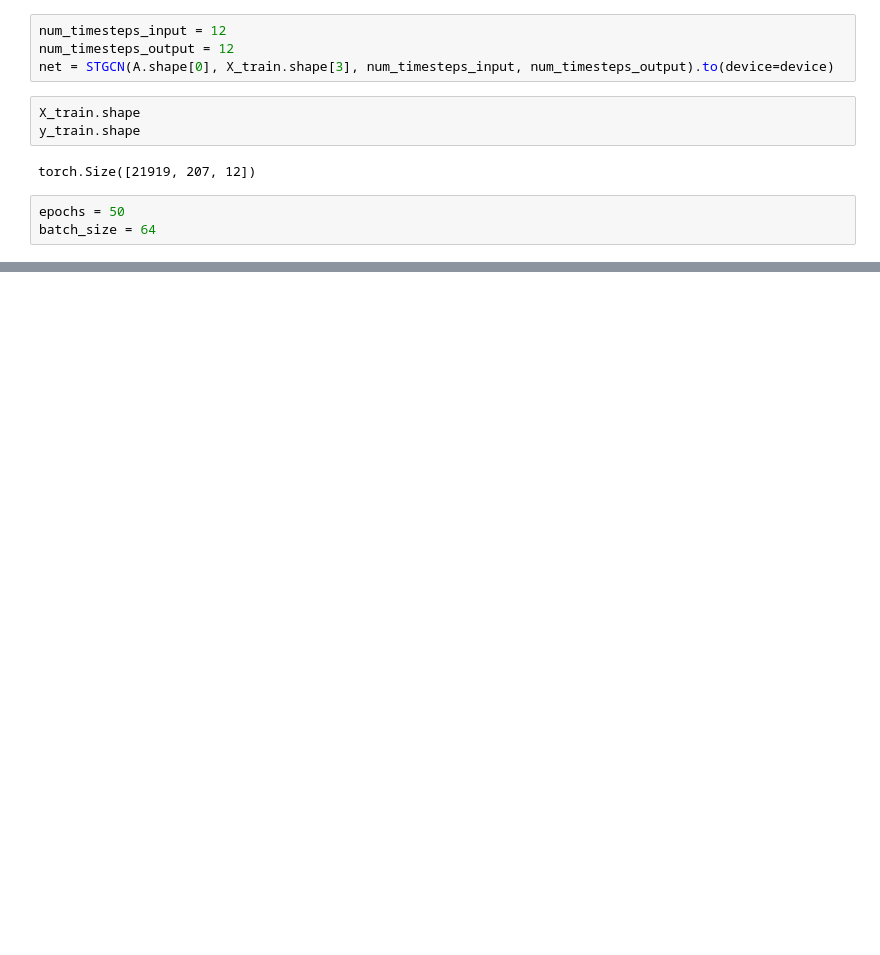
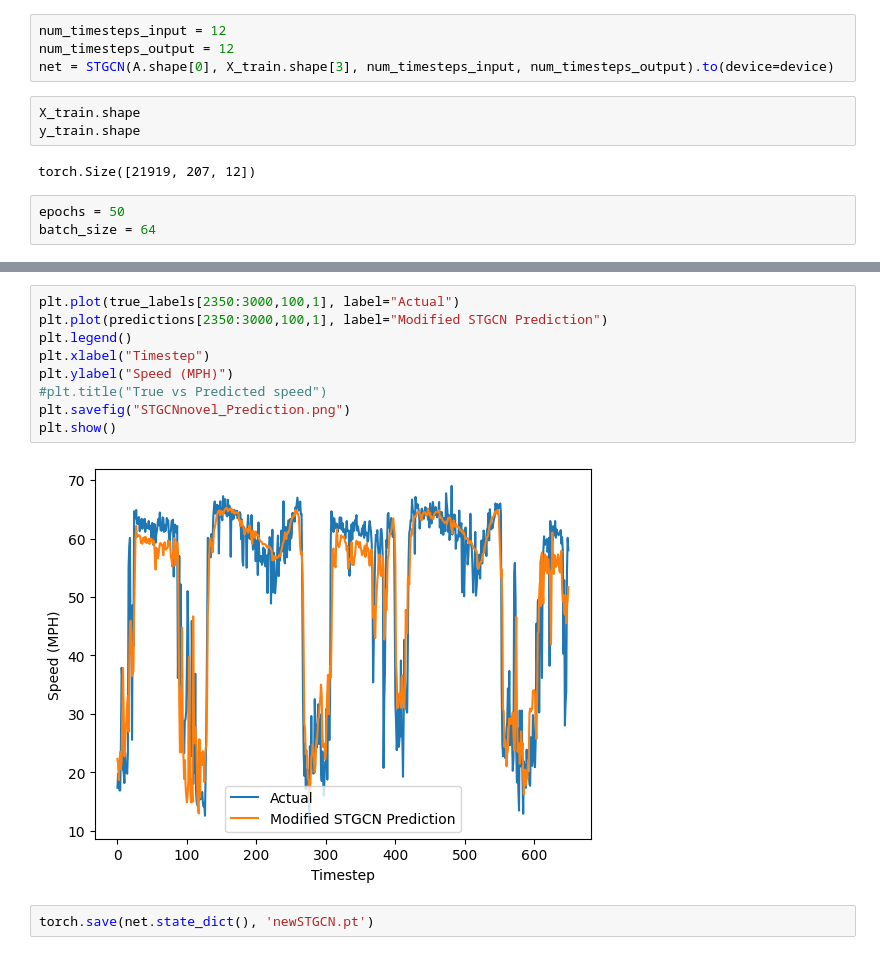
Before and after one commit to kedarghule/Spatio-Temporal-Network-Forecasting, a Jupyter notebook: stgcn/stgcn_batchnorm_tempConv.ipynb, the cells around one changed output, grey strips where cells are left out. Drawn from its saved outputs; the diff is of its cells as text; blank space fills up the shorter version.

```diff
--- a/stgcn/stgcn_batchnorm_tempConv.ipynb
+++ b/stgcn/stgcn_batchnorm_tempConv.ipynb
@@ -391,0 +398,13 @@ plt.show()
+# %%
+plt.plot(true_labels[2350:3000,100,1], label="Actual")
+plt.plot(predictions[2350:3000,100,1], label="Modified STGCN Prediction")
+plt.legend()
+plt.xlabel("Timestep")
+plt.ylabel("Speed (MPH)")
+#plt.title("True vs Predicted speed")
+plt.savefig("STGCNnovel_Prediction.png")
+plt.show()
+# %% [output]
+[figure, added]
+# %%
+torch.save(net.state_dict(), 'newSTGCN.pt')
```
Also changed, not shown: parts of 10 cells of this notebook, 14 other files.
